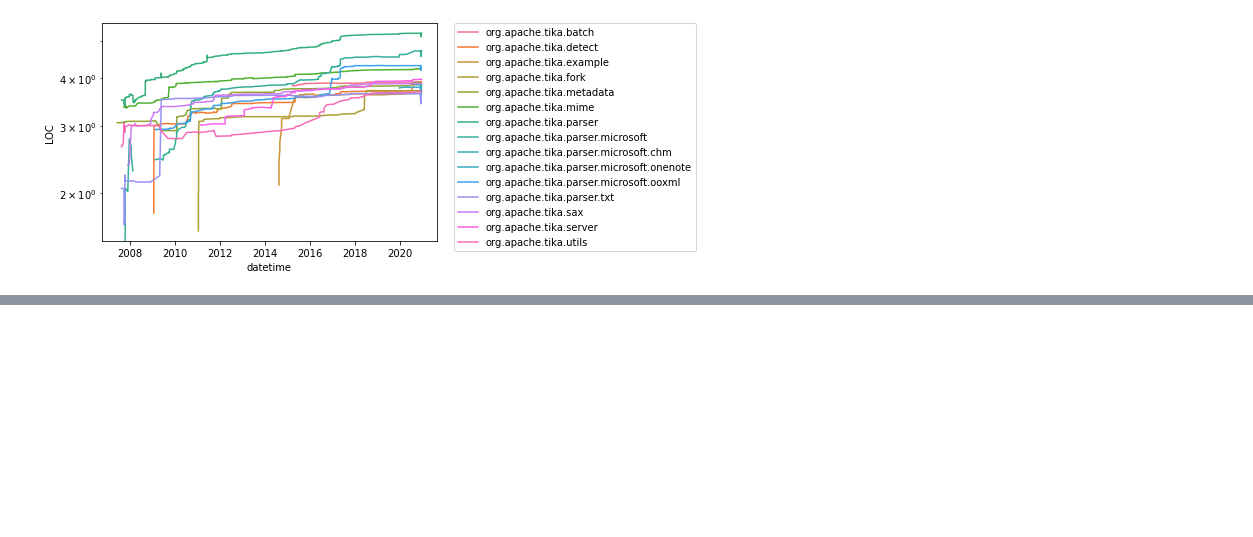
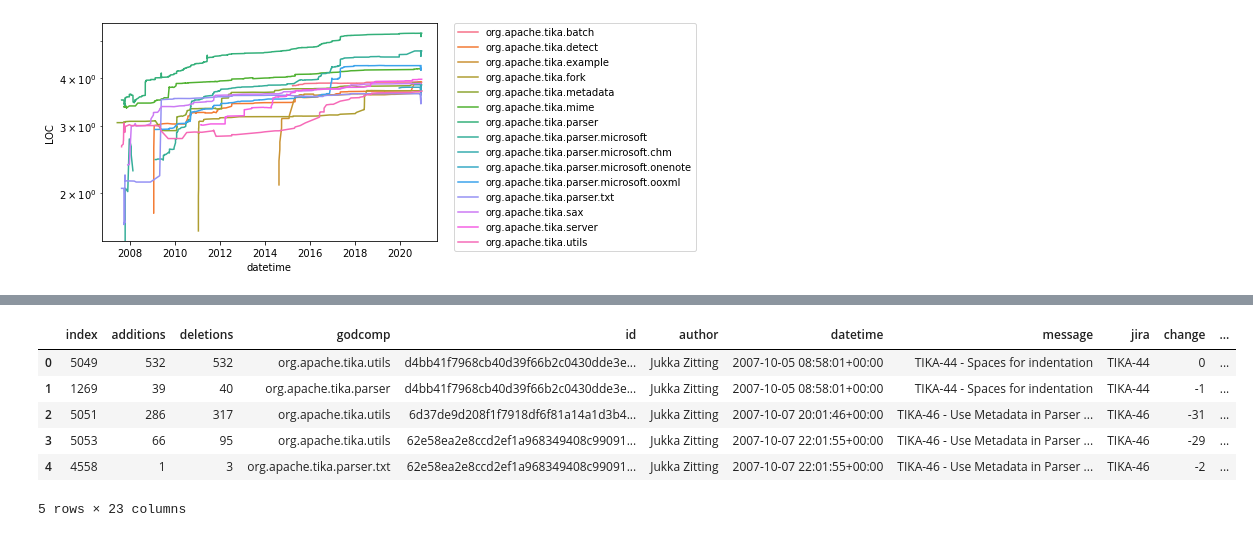
Before and after one commit to dunnkers/god-components, a Jupyter notebook: statistics.ipynb, the cells around one changed output, grey strips where cells are left out. Saved outputs shown, nothing was run; the diff lists cells and outputs as text; code cells hidden in the pictures; blank space fills up the shorter version.

```diff
--- a/statistics.ipynb
+++ b/statistics.ipynb
@@ -177,0 +165,18 @@ issuedata.head()
+# %%
+grouped = locdata.groupby('godcomp')
+# get first 10 commits for every godcomp that 'contributed' most lines of code
+grouped = grouped.apply(lambda x: x.assign(total_change = x.additions + x.deletions))
+grouped = grouped.reset_index(drop=True).sort_values('total_change', ascending=False)
+grouped = grouped.groupby('godcomp').head(1000)
+# sort by godcomp then total_change
+grouped = grouped.reset_index().sort_values(['godcomp', 'total_change'], ascending=False)
+df = grouped.merge(all_issues, left_on='jira', right_on='key')
+df.head()
+# %% [output]
+|  | index | additions | deletions | godcomp | id | author | datetime | message | jira | change | ... |
+| 0 | 5049 | 532 | 532 | org.apache.tika.utils | d4bb41f7968cb40d39f66b2c0430dde3e... | Jukka Zitting | 2007-10-05 08:58:01+00:00 | TIKA-44 - Spaces for indentation | TIKA-44 | 0 | ... |
+| 1 | 1269 | 39 | 40 | org.apache.tika.parser | d4bb41f7968cb40d39f66b2c0430dde3e... | Jukka Zitting | 2007-10-05 08:58:01+00:00 | TIKA-44 - Spaces for indentation | TIKA-44 | -1 | ... |
+| 2 | 5051 | 286 | 317 | org.apache.tika.utils | 6d37de9d208f1f7918df6f81a14a1d3b4... | Jukka Zitting | 2007-10-07 20:01:46+00:00 | TIKA-46 - Use Metadata in Parser ... | TIKA-46 | -31 | ... |
+| 3 | 5053 | 66 | 95 | org.apache.tika.utils | 62e58ea2e8ccd2ef1a968349408c99091... | Jukka Zitting | 2007-10-07 22:01:55+00:00 | TIKA-46 - Use Metadata in Parser ... | TIKA-46 | -29 | ... |
+| 4 | 4558 | 1 | 3 | org.apache.tika.parser.txt | 62e58ea2e8ccd2ef1a968349408c99091... | Jukka Zitting | 2007-10-07 22:01:55+00:00 | TIKA-46 - Use Metadata in Parser ... | TIKA-46 | -2 | ... |
+5 rows × 23 columns
```
Also changed, not shown: parts of 14 cells of this notebook.
